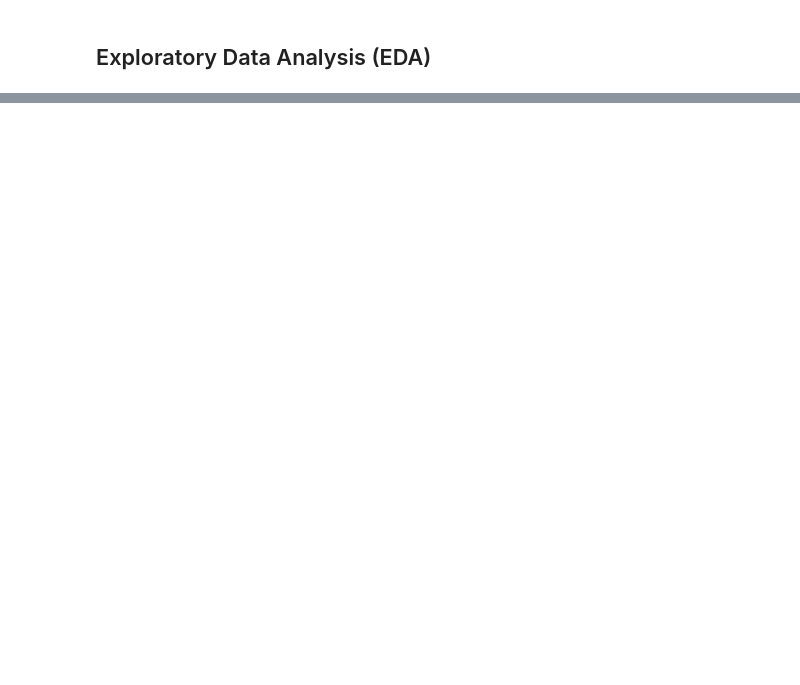
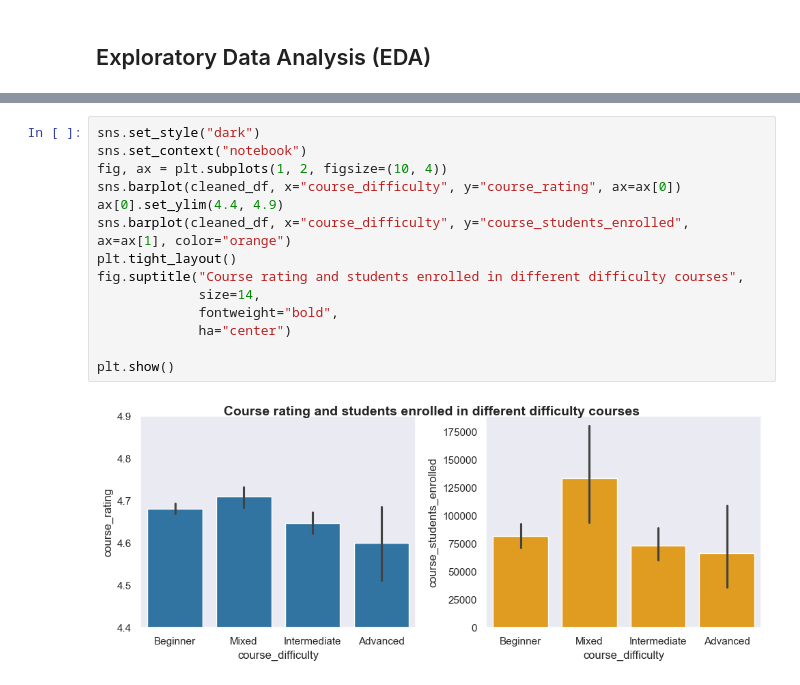
Before and after one commit to ShariYo/Modul1_Sprint3, a Jupyter notebook: project/main.ipynb, the cells around one changed output, grey strips where cells are left out. Drawn from its saved outputs; the diff is of its cells as text; blank space fills up the shorter version.

```diff
--- a/project/main.ipynb
+++ b/project/main.ipynb
@@ -207,0 +347,16 @@ plt.show()
+# %%
+sns.set_style("dark")
+sns.set_context("notebook")
+fig, ax = plt.subplots(1, 2, figsize=(10, 4))
+sns.barplot(cleaned_df, x="course_difficulty", y="course_rating", ax=ax[0])
+ax[0].set_ylim(4.4, 4.9)
+sns.barplot(cleaned_df, x="course_difficulty", y="course_students_enrolled", ax=ax[1], color="orange")
+plt.tight_layout()
+fig.suptitle("Course rating and students enrolled in different difficulty courses",
+             size=14,
+             fontweight="bold",
+             ha="center")
+
+plt.show()
+# %% [output]
+[figure, added]
```
Also changed, not shown: parts of 13 cells of this notebook.
